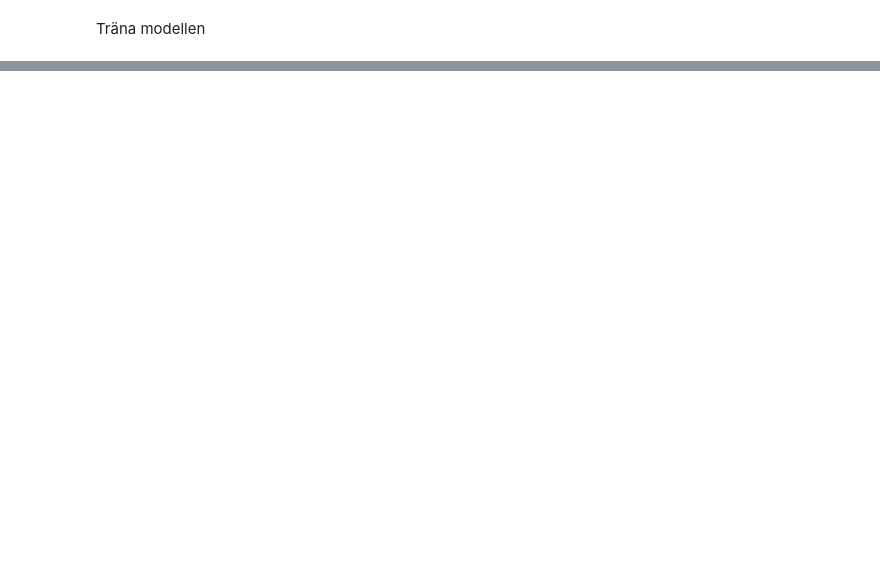
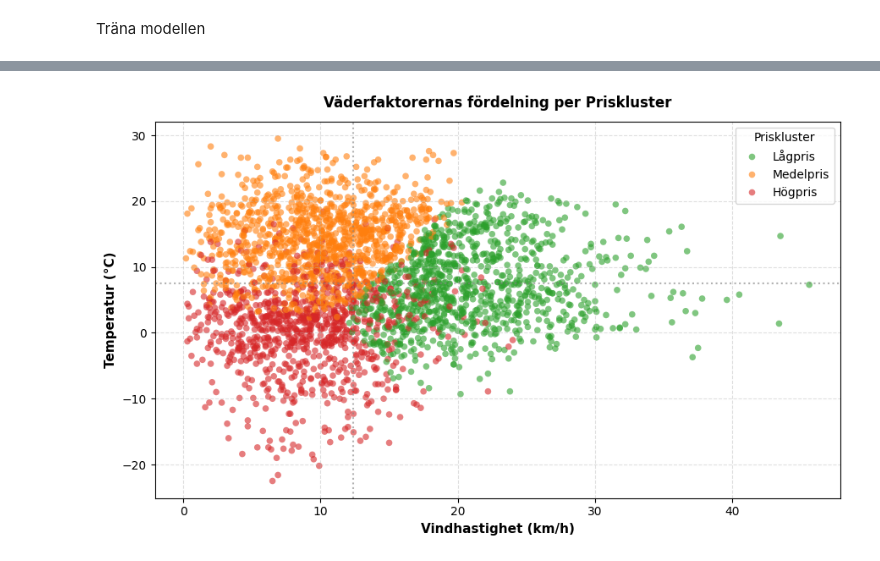
Before and after one commit to Grevendev/Predictor, a Jupyter notebook: models/clustering.ipynb, the cells around one changed output, grey strips where cells are left out. Cells and saved outputs as stored; diff of their text form; code cells hidden in the pictures; blank space fills up the shorter version.

```diff
--- a/models/clustering.ipynb
+++ b/models/clustering.ipynb
@@ -193,0 +217,47 @@ plt.show()
+# %%
+import matplotlib.pyplot as plt
+import seaborn as sns
+
+# Skapa ett representativt urval för att undvika överlappande punkter (~35 000 rader)
+sample_df = df_clean.sample(n=min(3000, len(df_clean)), random_state=42)
+
+palette = {
+    "Lågpris": "#2ca02c",  # Grön
+    "Medelpris": "#ff7f0e",  # Orange
+    "Högpris": "#d62728",  # Röd
+}
+
+plt.figure(figsize=(9, 5.5))
+sns.scatterplot(
+    data=sample_df,
+    x="wind_speed_kmh",
+    y="temperature_c",
+    hue="price_cluster",
+    hue_order=["Lågpris", "Medelpris", "Högpris"],
+    palette=palette,
+    alpha=0.6,
+    edgecolor="none",
+    s=30,
+)
+
+plt.title(
+    "Väderfaktorernas fördelning per Priskluster",
+    fontsize=12,
+    fontweight="bold",
+    pad=12,
+)
+plt.xlabel("Vindhastighet (km/h)", fontsize=11, fontweight="bold")
+plt.ylabel("Temperatur (°C)", fontsize=11, fontweight="bold")
+plt.axvline(
+    x=sample_df["wind_speed_kmh"].median(), color="gray", linestyle=":", alpha=0.6
+)
+plt.axhline(
+    y=sample_df["temperature_c"].median(), color="gray", linestyle=":", alpha=0.6
+)
+
+plt.legend(title="Priskluster", frameon=True, loc="upper right")
+plt.grid(True, linestyle="--", alpha=0.4)
+plt.tight_layout()
+plt.show()
+# %% [output]
+[figure, added]
```
Also changed, not shown: parts of 10 cells of this notebook, 4 other files.
